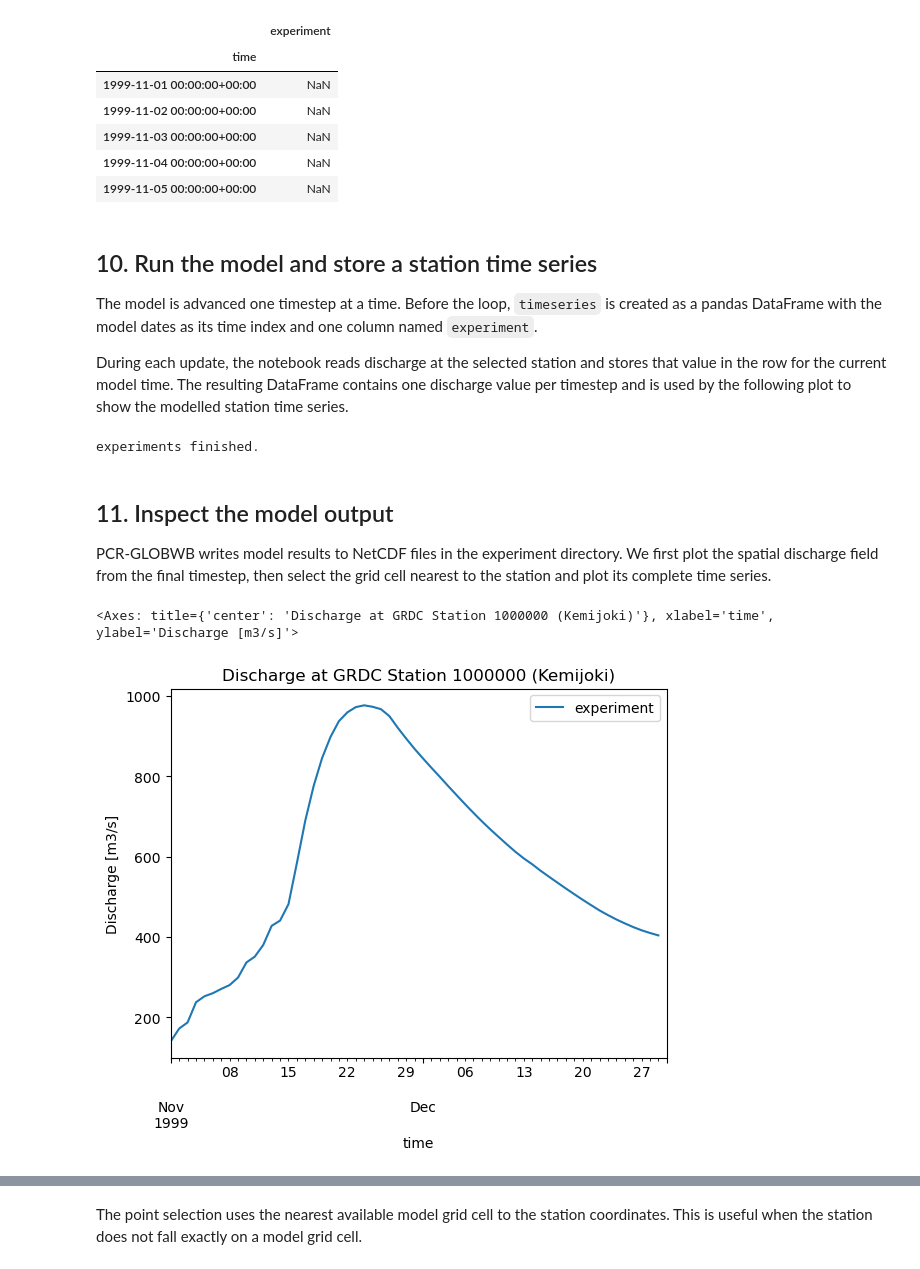
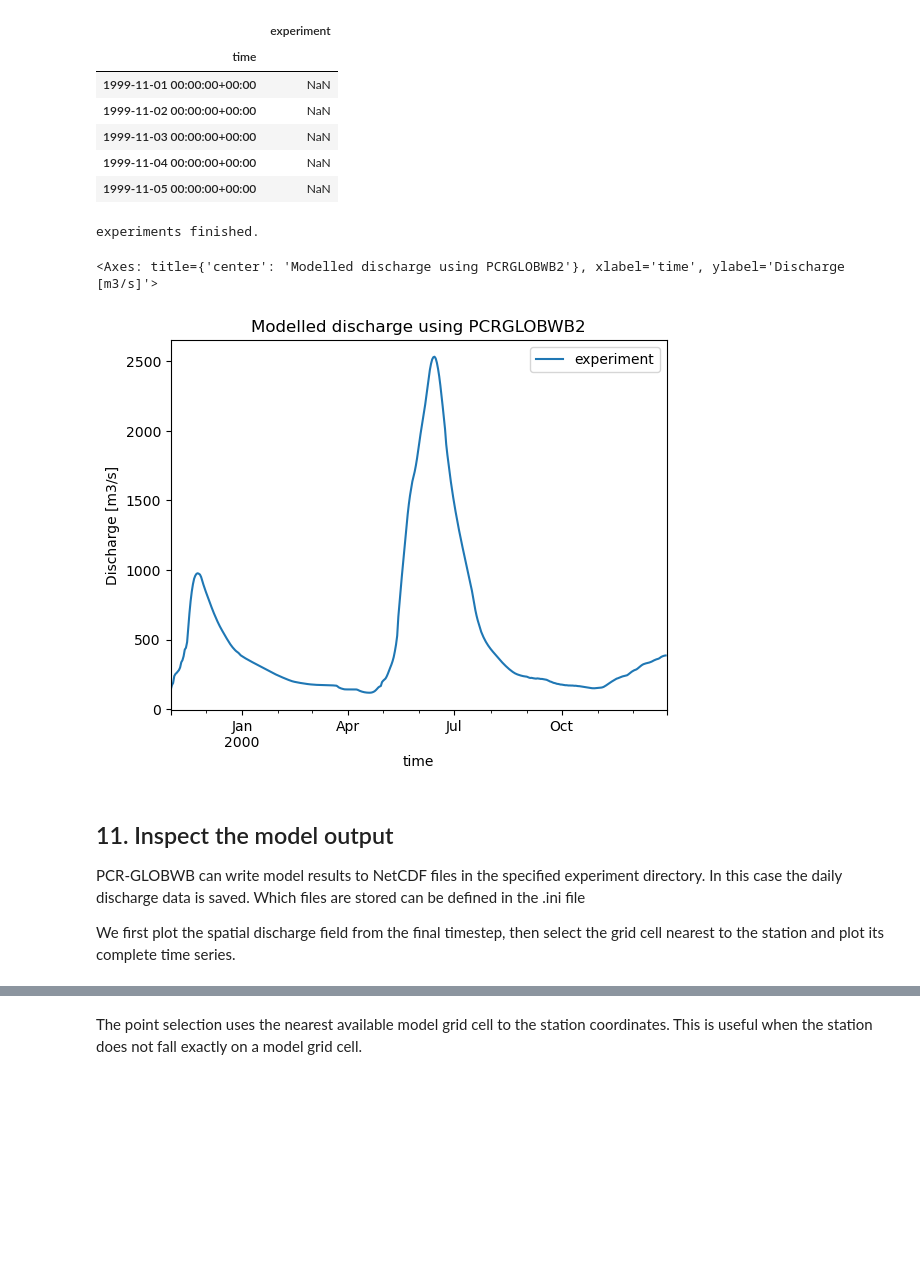
Before and after one commit to eWaterCycle/ewatercycle-pcrglobwb, a Jupyter notebook: docs/example_pcrglob_region_selection.ipynb, the cells around one changed output, grey strips where cells are left out. Saved outputs shown, nothing was run; the diff lists cells and outputs as text; code cells hidden in the pictures; blank space fills up the shorter version.

```diff
--- a/docs/example_pcrglob_region_selection.ipynb
+++ b/docs/example_pcrglob_region_selection.ipynb
@@ -300,7 +300,7 @@ The forcing period and the model simulation period do not have to be identical.
 # Define the start and end dates for the experiment. These can be defined independently from the start and and end dates for the forcing data.
 
 experiment_start_date = "1999-11-01T00:00:00Z"
-experiment_end_date = "1999-12-30T00:00:00Z"
+experiment_end_date = "2000-12-30T00:00:00Z"
 
 
 
@@ -353,10 +360,4 @@ timeseries.head()
 | 1999-11-03 00:00:00+00:00 | NaN |
 | 1999-11-04 00:00:00+00:00 | NaN |
 | 1999-11-05 00:00:00+00:00 | NaN |
-# %% [markdown]
-## 10. Run the model and store a station time series
-
-The model is advanced one timestep at a time. Before the loop, `timeseries` is created as a pandas DataFrame with the model dates as its time index and one column named `experiment`.
-
-During each update, the notebook reads discharge at the selected station and stores that value in the row for the current model time. The resulting DataFrame contains one discharge value per timestep and is used by the following plot to show the modelled station time series.
 # %%
@@ -380,18 +381,20 @@ for i in tqdm(range(number_of_days), desc="Running pcrglobwb2 experiment"):
 print("experiments finished.")
 # %% [output]
 experiments finished.
+# %%
+#plot using timeseries
+timeseries.plot(title="Modelled discharge using PCRGLOBWB2", ylabel="Discharge [m3/s]")
+# %% [output]
+<Axes: title={'center': 'Modelled discharge using PCRGLOBWB2'}, xlabel='time', ylabel='Discharge [m3/s]'>
+[figure, added]
 # %% [markdown]
 ## 11. Inspect the model output
 
 
 
-PCR-GLOBWB writes model results to NetCDF files in the experiment directory. We first plot the spatial discharge field from the final timestep, then select the grid cell nearest to the station and plot its complete time series.
+PCR-GLOBWB can write model results to NetCDF files in the specified experiment directory. In this case the daily discharge data is saved. Which files are stored can be defined in the .ini file
+
+ We first plot the spatial discharge field from the final timestep, then select the grid cell nearest to the station and plot its complete time series.
-# %%
-#plot using timeseries
-timeseries.plot(title="Discharge at GRDC Station 1000000 (Kemijoki)", ylabel="Discharge [m3/s]")
-# %% [output]
-<Axes: title={'center': 'Discharge at GRDC Station 1000000 (Kemijoki)'}, xlabel='time', ylabel='Discharge [m3/s]'>
-[figure, removed]
 # %%
 
 
```
Also changed, not shown: parts of 9 cells of this notebook, 1 other file.
